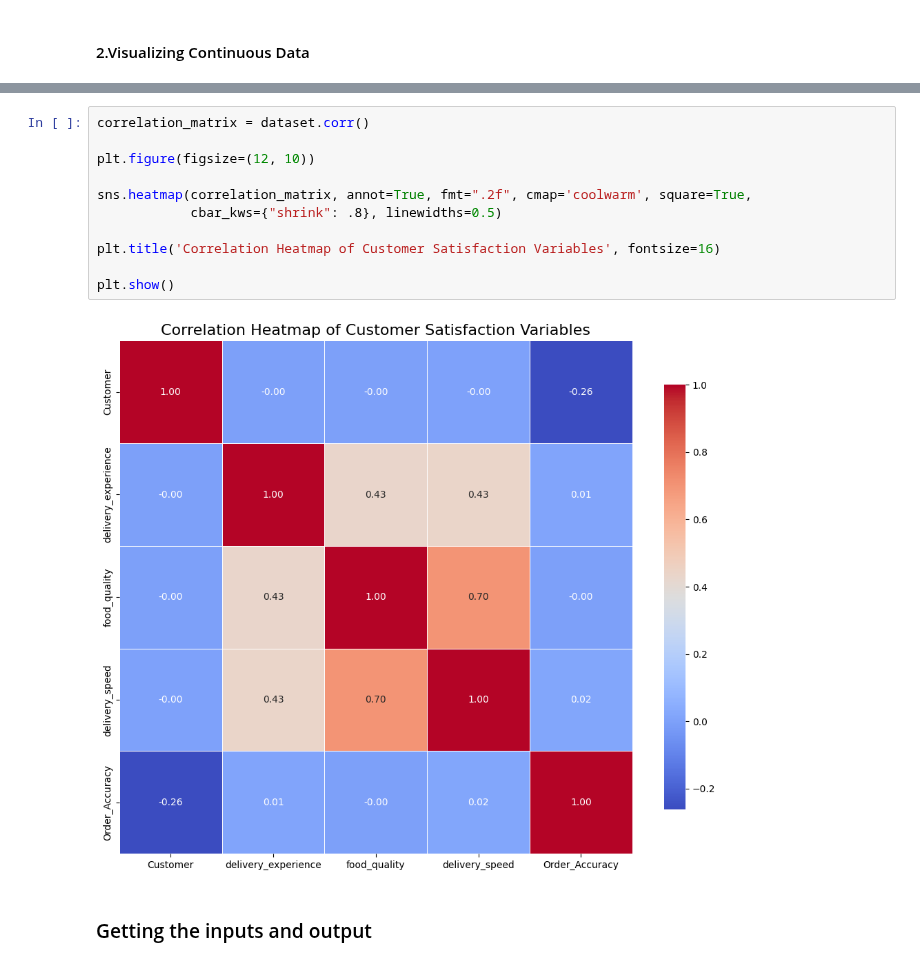
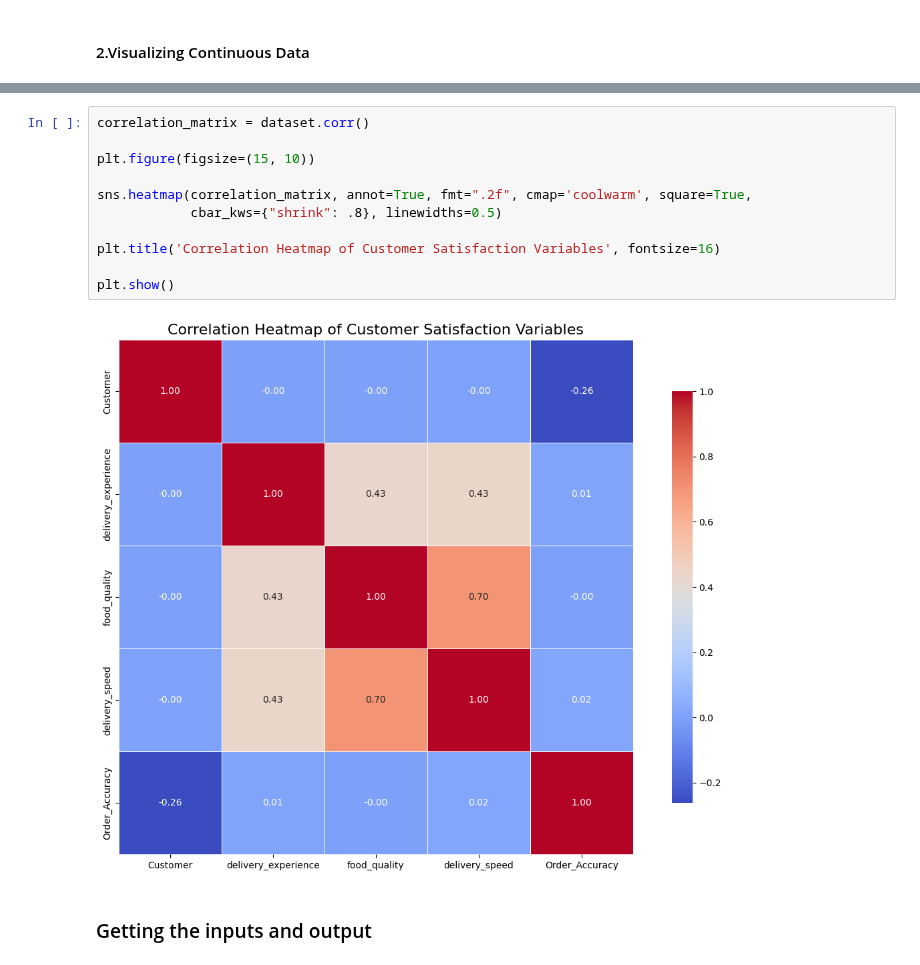
Before and after one commit to t1pen/MeXEE402_Midterms_StephenGabrielAlojado_JairusSunga, a Jupyter notebook: Logistic Regression/logistic_regression.ipynb, the cells around one changed output, grey strips where cells are left out. Cells and saved outputs as stored; diff of their text form.

```diff
--- a/Logistic Regression/logistic_regression.ipynb
+++ b/Logistic Regression/logistic_regression.ipynb
@@ -246,16 +264,16 @@ plt.show()
 # %%
 correlation_matrix = dataset.corr()
 
-plt.figure(figsize=(12, 10))
+plt.figure(figsize=(15, 10))
 
 sns.heatmap(correlation_matrix, annot=True, fmt=".2f", cmap='coolwarm', square=True,
             cbar_kws={"shrink": .8}, linewidths=0.5)
 
 plt.title('Correlation Heatmap of Customer Satisfaction Variables', fontsize=16)
 
 plt.show()
 # %% [output]
-[figure, old version]
+[figure, new version]
 # %% [markdown]
 ### Getting the inputs and output
 # %%
```
Also changed, not shown: parts of 4 cells of this notebook.
